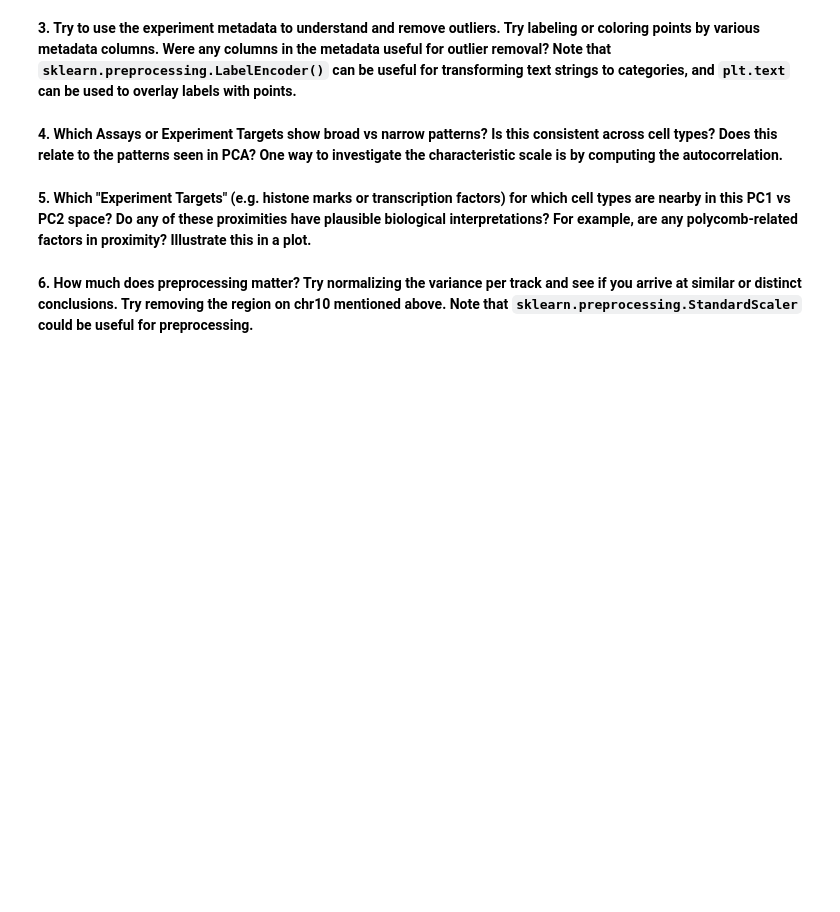
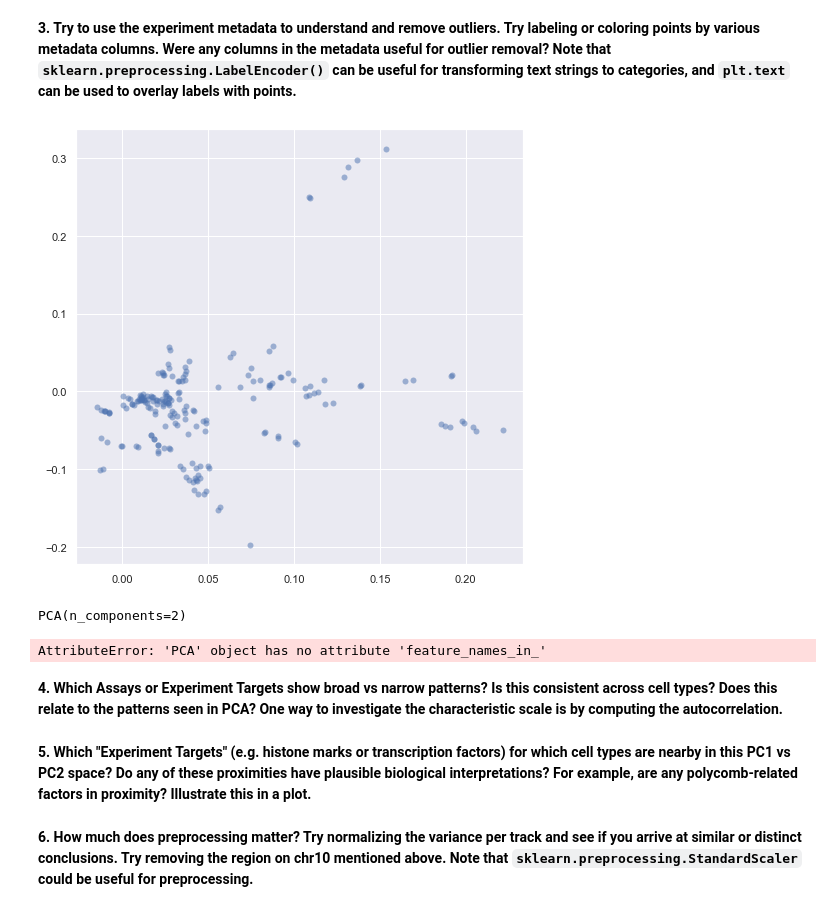
Before and after one commit to Fudenberg-Research-Group/qbio577_fall2022, a Jupyter notebook: encode-bigwig-eda.ipynb, the cells around one changed output. Cells and saved outputs as stored; diff of their text form; code cells hidden in the pictures; blank space fills up the shorter version.

Commit message:
metadata done

```diff
--- a/encode-bigwig-eda.ipynb
+++ b/encode-bigwig-eda.ipynb
@@ -148,7 +147,17 @@ plt.colorbar();
 # %% [markdown]
 **3. Try to use the experiment metadata to understand and remove outliers. Try labeling or coloring points by various metadata columns. Were any columns in the metadata useful for outlier removal? Note that `sklearn.preprocessing.LabelEncoder()` can be useful for transforming text strings to categories, and `plt.text` can be used to overlay labels with points.**
 # %%
-plot_pca(pca)
+plot_pca(pca,bigwig_metadata=bigwig_metadata)
+# %% [output]
+[figure, added]
+# %%
+pca
+# %% [output]
+PCA(n_components=2)
+# %%
+plot_pca(pca,bigwig_metadata=bigwig_metadata,metadata_label_column="Biosample type")
+# %% [output]
+AttributeError: 'PCA' object has no attribute 'feature_names_in_'
 # %% [markdown]
 **4. Which Assays or Experiment Targets show broad vs narrow patterns? Is this consistent across cell types? Does this relate to the patterns seen in PCA? One way to investigate the characteristic scale is by computing the autocorrelation.**
 # %% [markdown]
```
Also changed, not shown: parts of 8 cells of this notebook.
